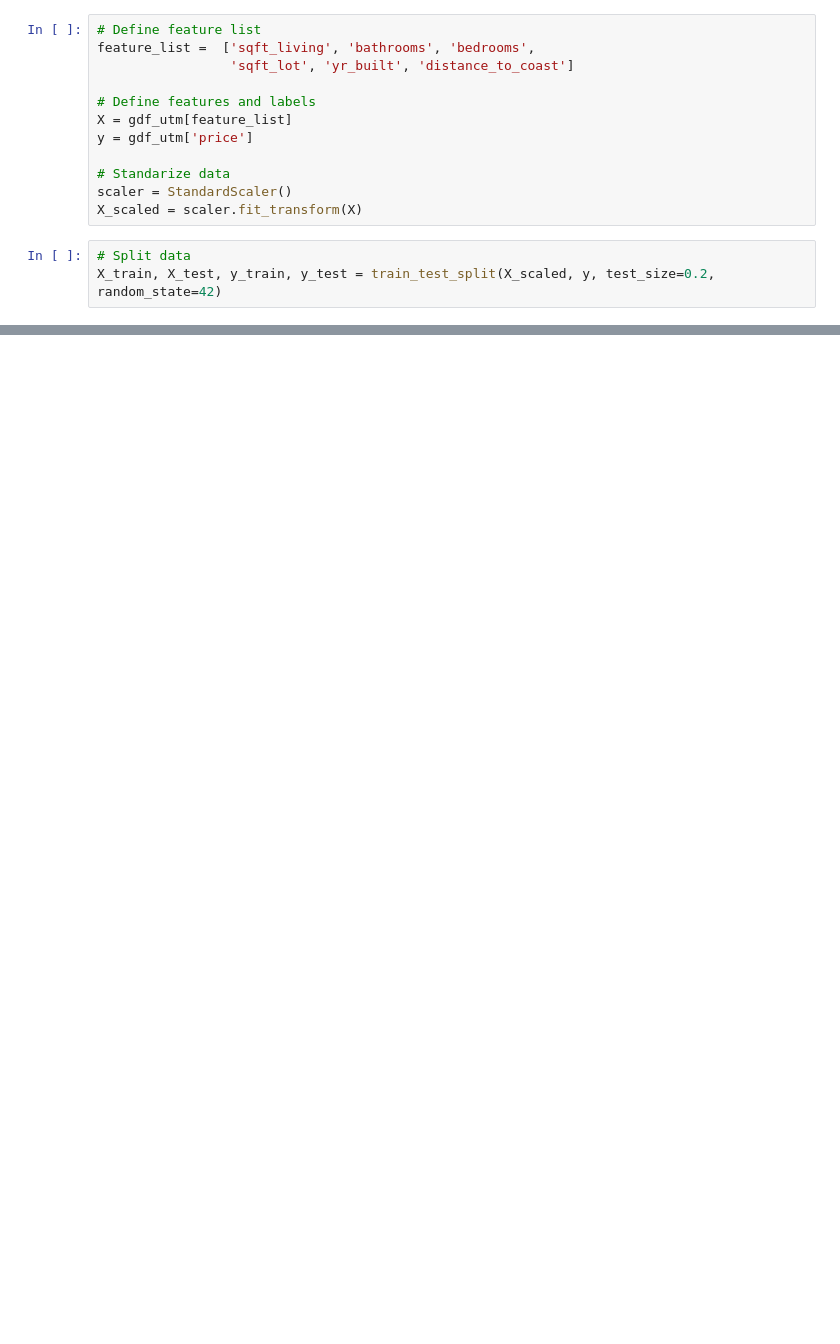
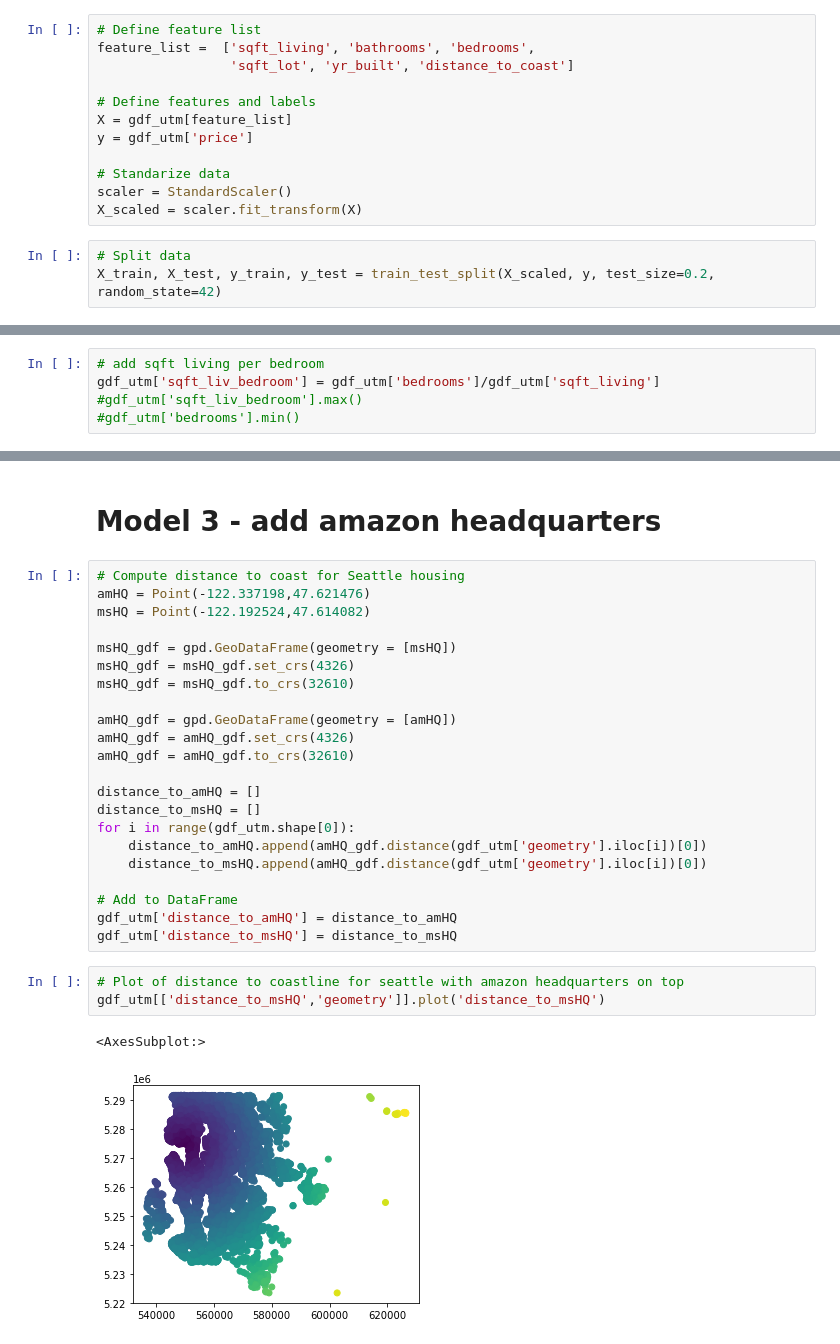
Before and after one commit to bhunter2/geospatial-data-science, a Jupyter notebook: labs/lab5/lab5_submission.ipynb, the cells around one changed output, grey strips where cells are left out. Cells and saved outputs as stored; diff of their text form; blank space fills up the shorter version.

```diff
--- a/labs/lab5/lab5_submission.ipynb
+++ b/labs/lab5/lab5_submission.ipynb
@@ -188,0 +230,5 @@ X_train, X_test, y_train, y_test = train_test_split(X_scaled, y, test_size=0.2,
+# %%
+# add sqft living per bedroom
+gdf_utm['sqft_liv_bedroom'] = gdf_utm['bedrooms']/gdf_utm['sqft_living']
+#gdf_utm['sqft_liv_bedroom'].max()
+#gdf_utm['bedrooms'].min()
@@ -188,0 +283,30 @@ X_train, X_test, y_train, y_test = train_test_split(X_scaled, y, test_size=0.2,
+# %% [markdown]
+# Model 3 - add amazon headquarters
+# %%
+# Compute distance to coast for Seattle housing
+amHQ = Point(-122.337198,47.621476)
+msHQ = Point(-122.192524,47.614082)
+
+msHQ_gdf = gpd.GeoDataFrame(geometry = [msHQ])
+msHQ_gdf = msHQ_gdf.set_crs(4326)
+msHQ_gdf = msHQ_gdf.to_crs(32610)
+
+amHQ_gdf = gpd.GeoDataFrame(geometry = [amHQ])
+amHQ_gdf = amHQ_gdf.set_crs(4326)
+amHQ_gdf = amHQ_gdf.to_crs(32610)
+
+distance_to_amHQ = []
+distance_to_msHQ = []
+for i in range(gdf_utm.shape[0]):
+    distance_to_amHQ.append(amHQ_gdf.distance(gdf_utm['geometry'].iloc[i])[0])
+    distance_to_msHQ.append(amHQ_gdf.distance(gdf_utm['geometry'].iloc[i])[0])
+
+# Add to DataFrame
+gdf_utm['distance_to_amHQ'] = distance_to_amHQ
+gdf_utm['distance_to_msHQ'] = distance_to_msHQ
+# %%
+# Plot of distance to coastline for seattle with amazon headquarters on top
+gdf_utm[['distance_to_msHQ','geometry']].plot('distance_to_msHQ')
+# %% [output]
+<AxesSubplot:>
+[figure, added]
```
Also changed, not shown: parts of 43 cells of this notebook.
